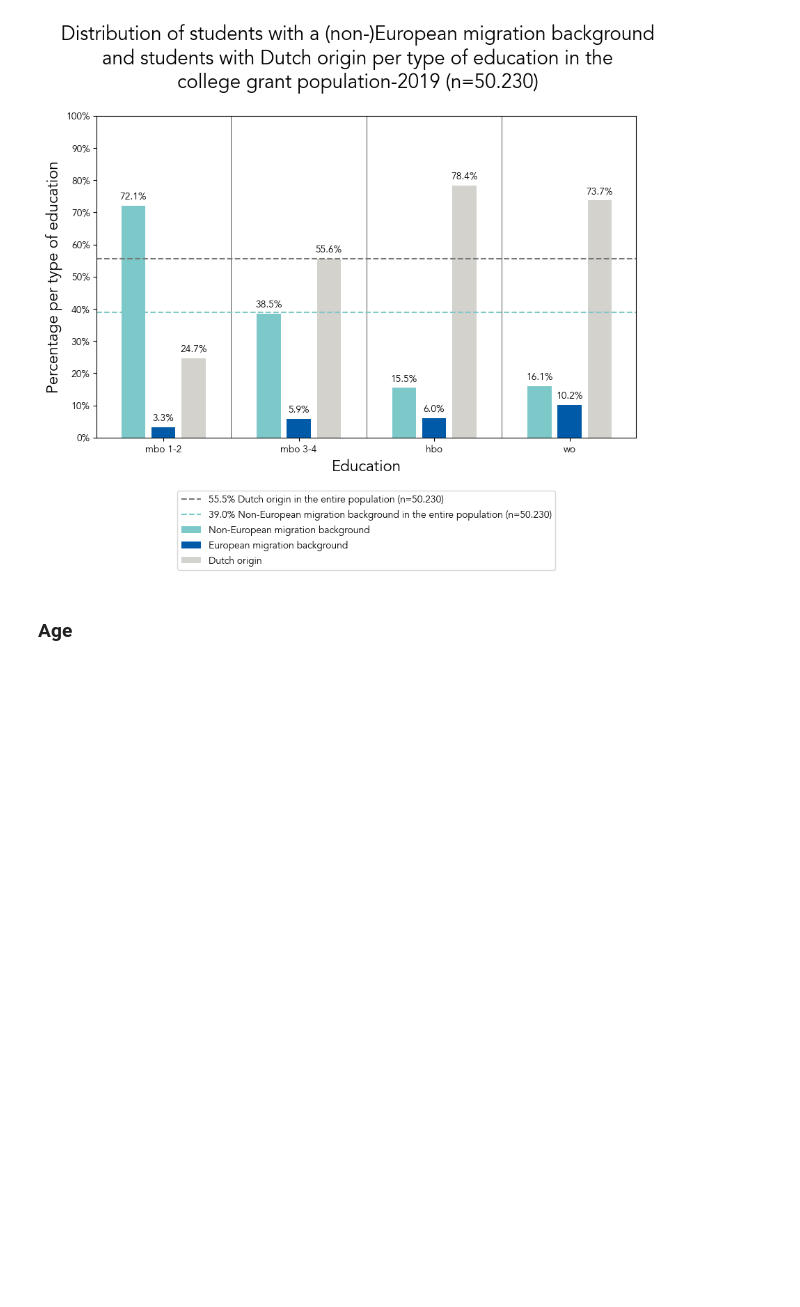
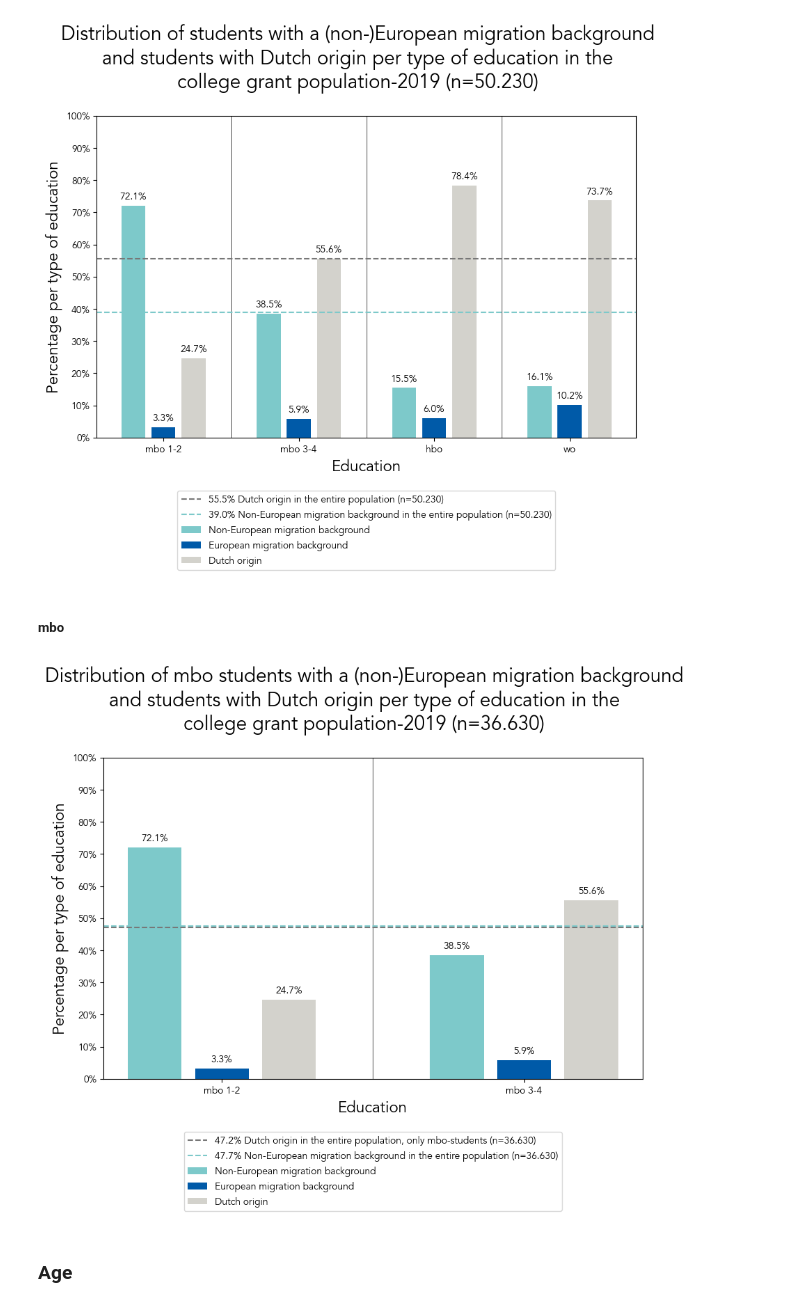
Before and after one commit to NGO-Algorithm-Audit/DUO-CUB, a Jupyter notebook: Supervised bias analysis/Table2.ipynb, the cells around one changed output. Drawn from its saved outputs; the diff is of its cells as text; code cells hidden in the pictures; blank space fills up the shorter version.

Commit message:
Insert missing plot

```diff
--- a/Supervised bias analysis/Table2.ipynb
+++ b/Supervised bias analysis/Table2.ipynb
@@ -151,12 +169,15 @@ risk_cat_all = ['Risk category 1', 'Risk category 2', 'Risk category 3', 'Risk c
 
 # education categories
 cat_education = ['Education: mbo 1-2', 'Education: mbo 3-4', 'Education: hbo', 'Education: wo']
+cat_education_mbo = ['Education: mbo 1-2', 'Education: mbo 3-4']
 
 # age categories
 cat_age = ['Age: 15-18 years', 'Age: 19-20 years', 'Age: 21-22 years', 'Age: 23-24 years', 'Age: 25-50 years']
+cat_age_mbo = ['Age: 15-18 years (mbo)', 'Age: 19-20 years (mbo)', 'Age: 21-22 years (mbo)', 'Age: 23-24 years (mbo)', 'Age: 25-50 years (mbo)']
 
 # distance categories
 cat_distance = ['Distance: 0km', 'Distance: 1m-1km', 'Distance: 1-2km', 'Distance: 2-5km', 'Distance: 5-10km', 'Distance: 10-20km', 'Distance: 20-50km', 'Distance: 50-500km', 'Distance: unknown']
+cat_distance_mbo = ['Distance: 0km (mbo)', 'Distance: 1m-1km (mbo)', 'Distance: 1-2km (mbo)', 'Distance: 2-5km (mbo)', 'Distance: 5-10km (mbo)', 'Distance: 10-20km (mbo)', 'Distance: 20-50km (mbo)', 'Distance: 50-500km (mbo)', 'Distance: unknown (mbo)']
 
 # selected for control procedure
 selected_binary = ['Selected for control: yes', 'Selected for control: no']
@@ -751,6 +772,65 @@ ax.legend(bbox_to_anchor=(0.5, -0.15), loc='upper center')
 plt.show()
 # %% [output]
 [figure]
+# %% [markdown]
+##### mbo
+# %%
+# data
+rows = cat_education_mbo
+columns = col_mig_eu
+
+# colors
+colors = c_mig_eu
+
+# custom x-ticks
+custom_xticks = ['mbo 1-2', 'mbo 3-4']
+
+# y-ticks
+ylim = 1
+n_yticks = 11
+
+# y-axis label
+yaxis_label = 'Percentage per type of education'
+
+# figure title
+figure_title = f'Distribution of mbo students with a (non-)European migration background\nand students with Dutch origin per type of education in the\ncollege grant population-{year} (n={n_total_pop_mbo})'
+
+# plot function
+data, fig, ax  = create_barplot(df,
+                                rows,
+                                columns,
+                                colors,
+                                set_xticks=True,
+                                custom_xticks=custom_xticks,
+                                rotation_xtick_label=0,
+                                position_xtick_label='center',
+                                set_ylabel=yaxis_label,
+                                set_ylabel_percentage=True,
+                                as_percentage_total=False,
+                                as_percentage_category=True,
+                                ylim =ylim,
+                                n_yticks=n_yticks,
+                                put_number_on_top_bar=True,
+                                space_between_cat=0.5,
+                                vline_between_cat=True,
+                                figure_title=figure_title,
+                                category_type='Education: ',
+                                v_adjust_bars=0.01,
+                                fontsize_text_bars=10,
+                                y_title=1.1)
+
+# horizontal dashed line
+avg_NL_mbo = df.loc['mbo', 'Dutch origin'] / df.loc['mbo', 'Total']
+avg_migr_non_eu_mbo = df.loc['mbo', 'Non-European migration background'] / df.loc['mbo', 'Total']
+ax.axhline(y=avg_NL_mbo, color='#777777', label=f'{(avg_NL_mbo*100):.1f}% Dutch origin in the entire population, only mbo-students (n={n_total_pop_mbo})', linestyle='--')
+ax.axhline(y=avg_migr_non_eu_mbo, color=c_migr_non_eu_and_child_migr_non_eu, label=f'{(avg_migr_non_eu_mbo*100):.1f}% Non-European migration background in the entire population (n={n_total_pop_mbo})', linestyle='--')
+
+# legend
+ax.legend(bbox_to_anchor=(0.5, -0.15), loc='upper center')
+
+plt.show()
+# %% [output]
+[figure, added]
 # %% [markdown]
 ### Age
 # %% [markdown]
```
Also changed, not shown: parts of 6 cells of this notebook, 1 other file.
